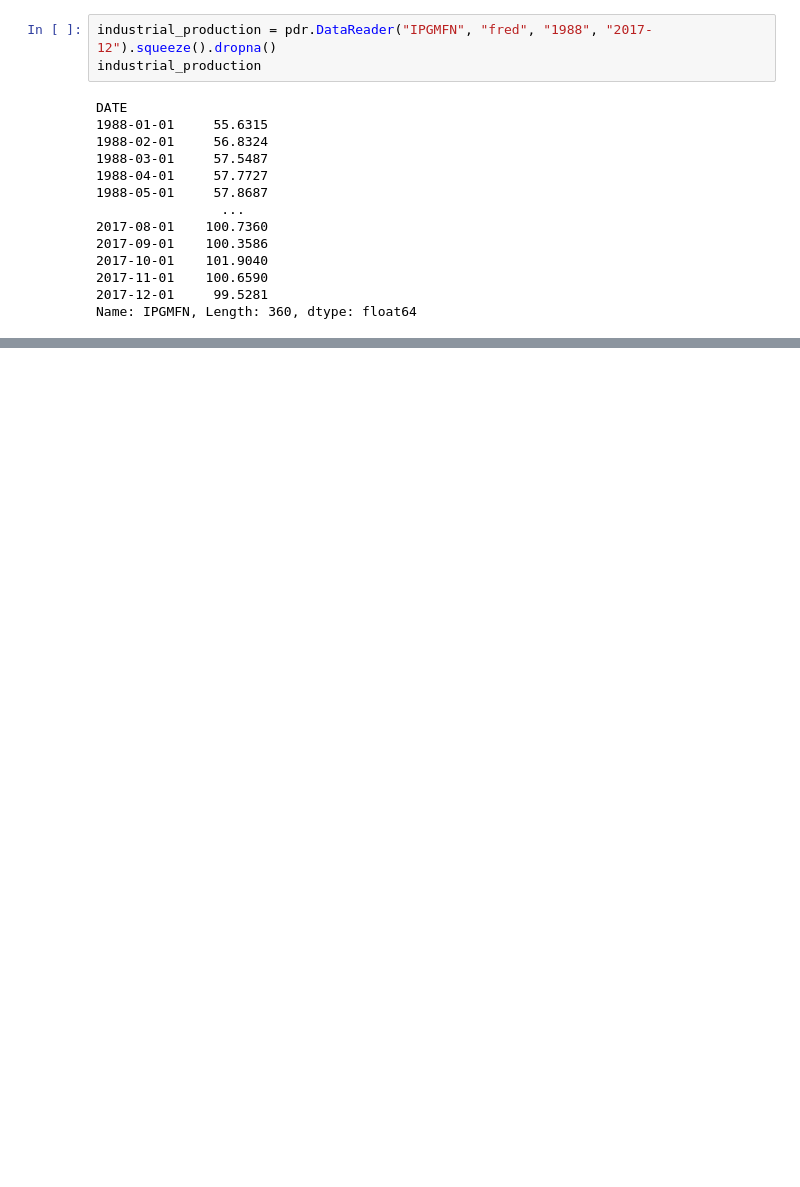
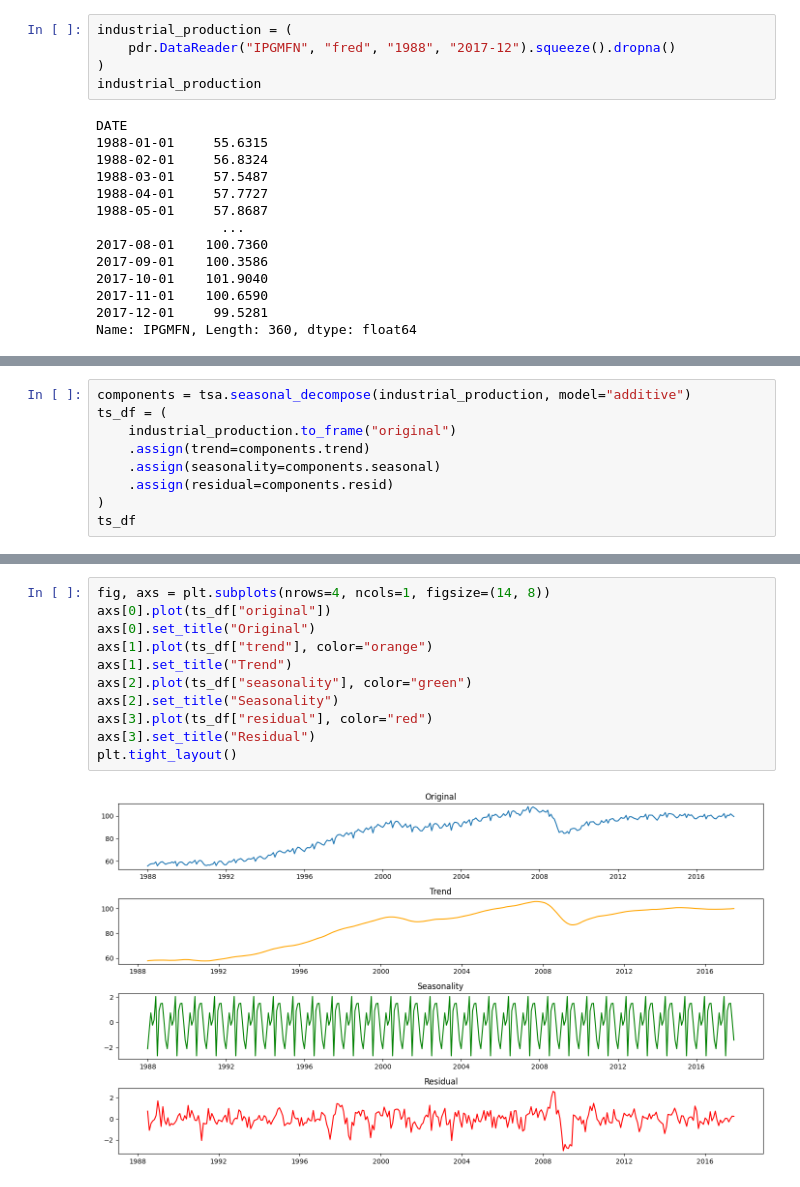
Before and after one commit to akey7/fuzzy-system-research, a Jupyter notebook: ML4AT/decomposition.ipynb, the cells around one changed output, grey strips where cells are left out. Saved outputs shown, nothing was run; the diff lists cells and outputs as text; blank space fills up the shorter version.

Commit message:
Issue #7
Show the decomposition of industrial production.

```diff
--- a/ML4AT/decomposition.ipynb
+++ b/ML4AT/decomposition.ipynb
@@ -7,7 +7,9 @@ import statsmodels.tsa.api as tsa
 # %% [markdown]
 ## Get time series data
 # %%
-industrial_production = pdr.DataReader("IPGMFN", "fred", "1988", "2017-12").squeeze().dropna()
+industrial_production = (
+    pdr.DataReader("IPGMFN", "fred", "1988", "2017-12").squeeze().dropna()
+)
 industrial_production
 # %% [output]
 DATE
@@ -42,0 +47,9 @@ Name: NASDAQCOM, Length: 7056, dtype: float64
+# %%
+components = tsa.seasonal_decompose(industrial_production, model="additive")
+ts_df = (
+    industrial_production.to_frame("original")
+    .assign(trend=components.trend)
+    .assign(seasonality=components.seasonal)
+    .assign(residual=components.resid)
+)
+ts_df
@@ -42,0 +71,13 @@ Name: NASDAQCOM, Length: 7056, dtype: float64
+# %%
+fig, axs = plt.subplots(nrows=4, ncols=1, figsize=(14, 8))
+axs[0].plot(ts_df["original"])
+axs[0].set_title("Original")
+axs[1].plot(ts_df["trend"], color="orange")
+axs[1].set_title("Trend")
+axs[2].plot(ts_df["seasonality"], color="green")
+axs[2].set_title("Seasonality")
+axs[3].plot(ts_df["residual"], color="red")
+axs[3].set_title("Residual")
+plt.tight_layout()
+# %% [output]
+[figure, added]
```
Also changed, not shown: parts of 3 cells of this notebook.
